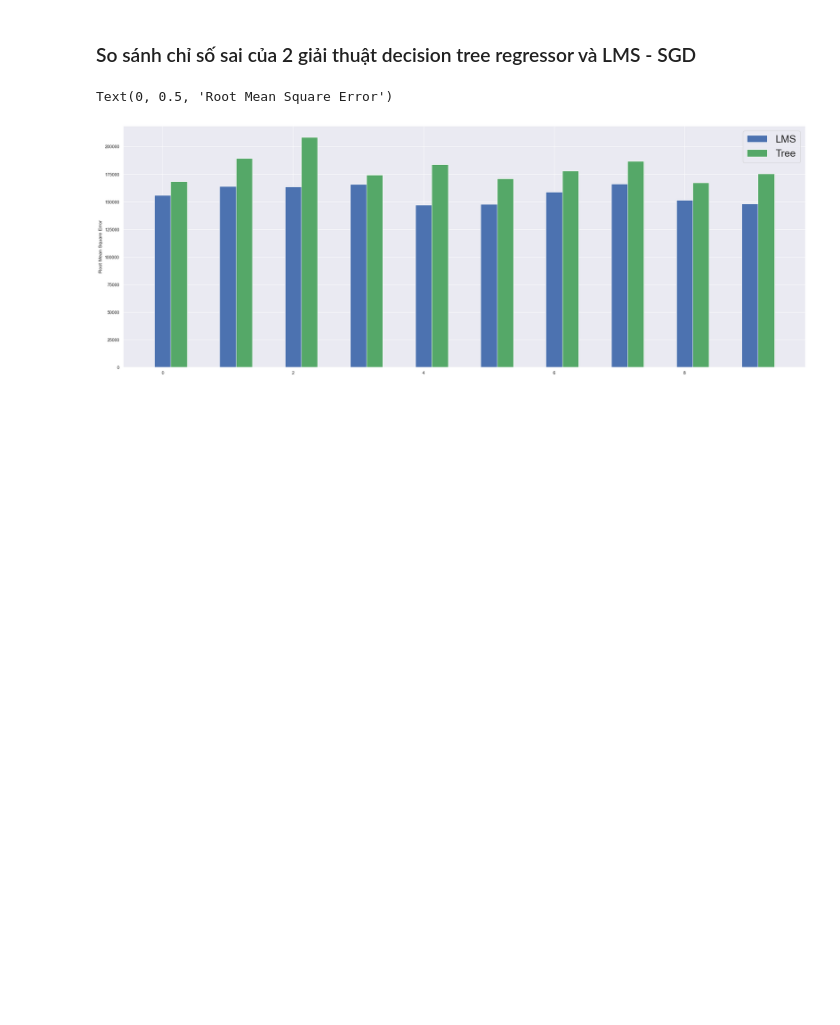
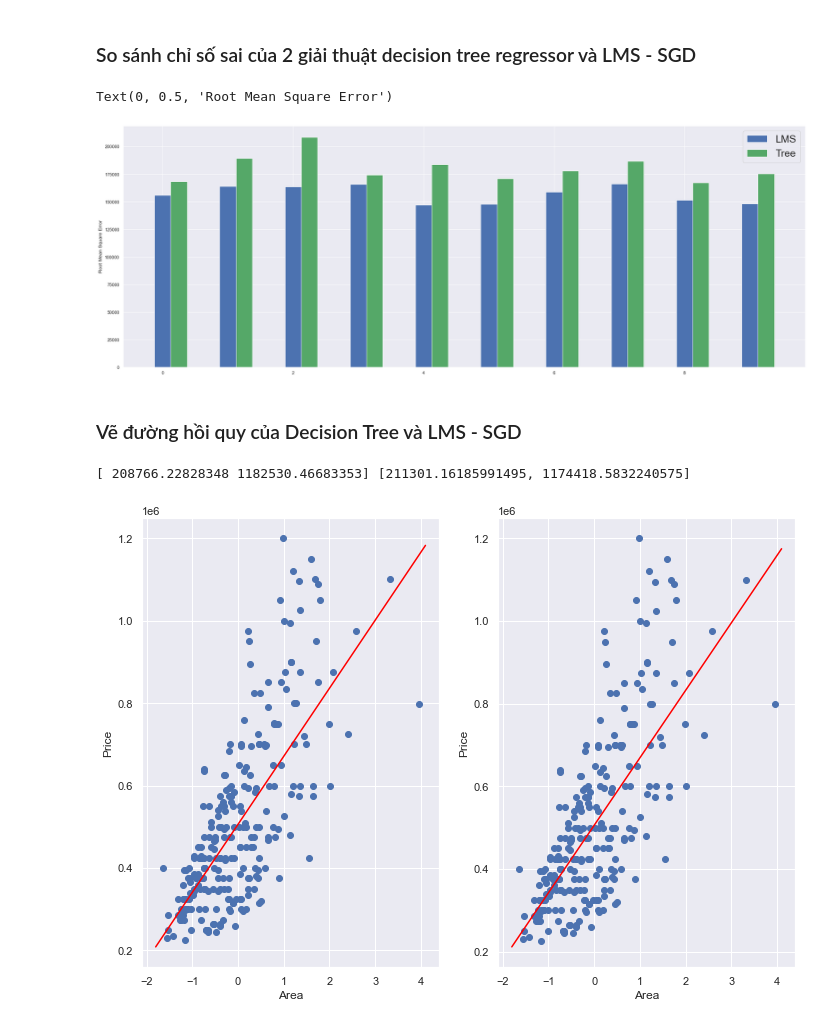
Before and after one commit to duybao901/ml-preds-house, a Jupyter notebook: house-price-prediction-custome.ipynb, the cells around one changed output. Drawn from its saved outputs; the diff is of its cells as text; code cells hidden in the pictures; blank space fills up the shorter version.

Commit message:
draw regression lines for decision tree and lms sgd

```diff
--- a/house-price-prediction-custome.ipynb
+++ b/house-price-prediction-custome.ipynb
@@ -433,8 +433,8 @@ for i in range(10):
     # Stochastic Gradient Descent
     eta = 0.001
     lap = 40
-    theta = stochastic_gradient_descent(X_train, y_train, eta, lap)
-    y_pred = predict_lm(X_test, theta)
+    theta_stochastic = stochastic_gradient_descent(X_train, y_train, eta, lap)
+    y_pred = predict_lm(X_test, theta_stochastic)
     SGD_rmse.append(np.sqrt(mean_squared_error(y_test, y_pred)))
     total_r2 = total_r2 + r2_score(y_test, y_pred)
 SGD_rmse = np.array(SGD_rmse)
@@ -464,8 +464,8 @@ for i in range(10):
     # Stochastic Gradient Descent
     eta = 0.001
     lap = 30
-    theta = batch_gradient_descent(X_train, y_train, eta, lap)
-    y_pred = predict_lm(X_test, theta)
+    theta_batch = batch_gradient_descent(X_train, y_train, eta, lap)
+    y_pred = predict_lm(X_test, theta_batch)
     total_mse = total_mse + np.sqrt(mean_squared_error(y_test, y_pred))
     total_r2 = total_r2 + r2_score(y_test, y_pred)
 
@@ -504,3 +501,27 @@ ax.set_ylabel("Root Mean Square Error")
 # %% [output]
 Text(0, 0.5, 'Root Mean Square Error')
 [figure]
+# %% [markdown]
+### Vẽ đường hồi quy của Decision Tree và LMS - SGD
+# %%
+fig, axs = plt.subplots(nrows=1, ncols=2, constrained_layout=False)
+
+X1 = np.array([[-1.8, 4.1]]).T
+y1 = model.predict(X1)
+
+axs[0].plot(X_test, y_test, 'bo')
+axs[0].plot(X1, y1, color='red')
+axs[0].set_xlabel('Area')
+axs[0].set_ylabel('Price')
+
+y2 = predict_lm(X1, theta_stochastic)
+print(y1, y2)
+
+axs[1].plot(X_test, y_test, 'bo')
+axs[1].plot(X2, y2, color='red')
+axs[1].set_xlabel('Area')
+axs[1].set_ylabel('Price')
+plt.show()
+# %% [output]
+[ 208766.22828348 1182530.46683353] [211301.16185991495, 1174418.5832240575]
+[figure, added]
```
Also changed, not shown: parts of 6 cells of this notebook.
